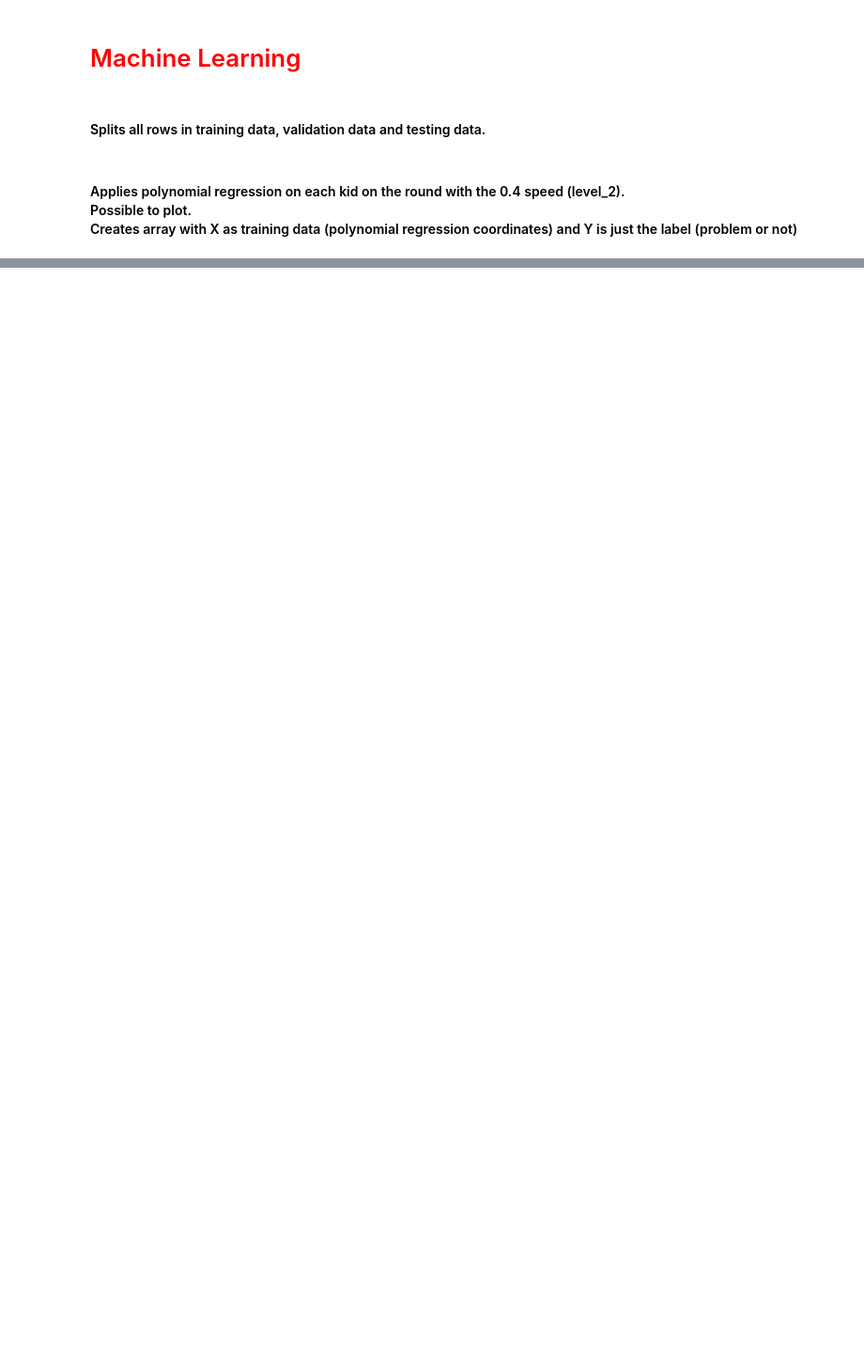
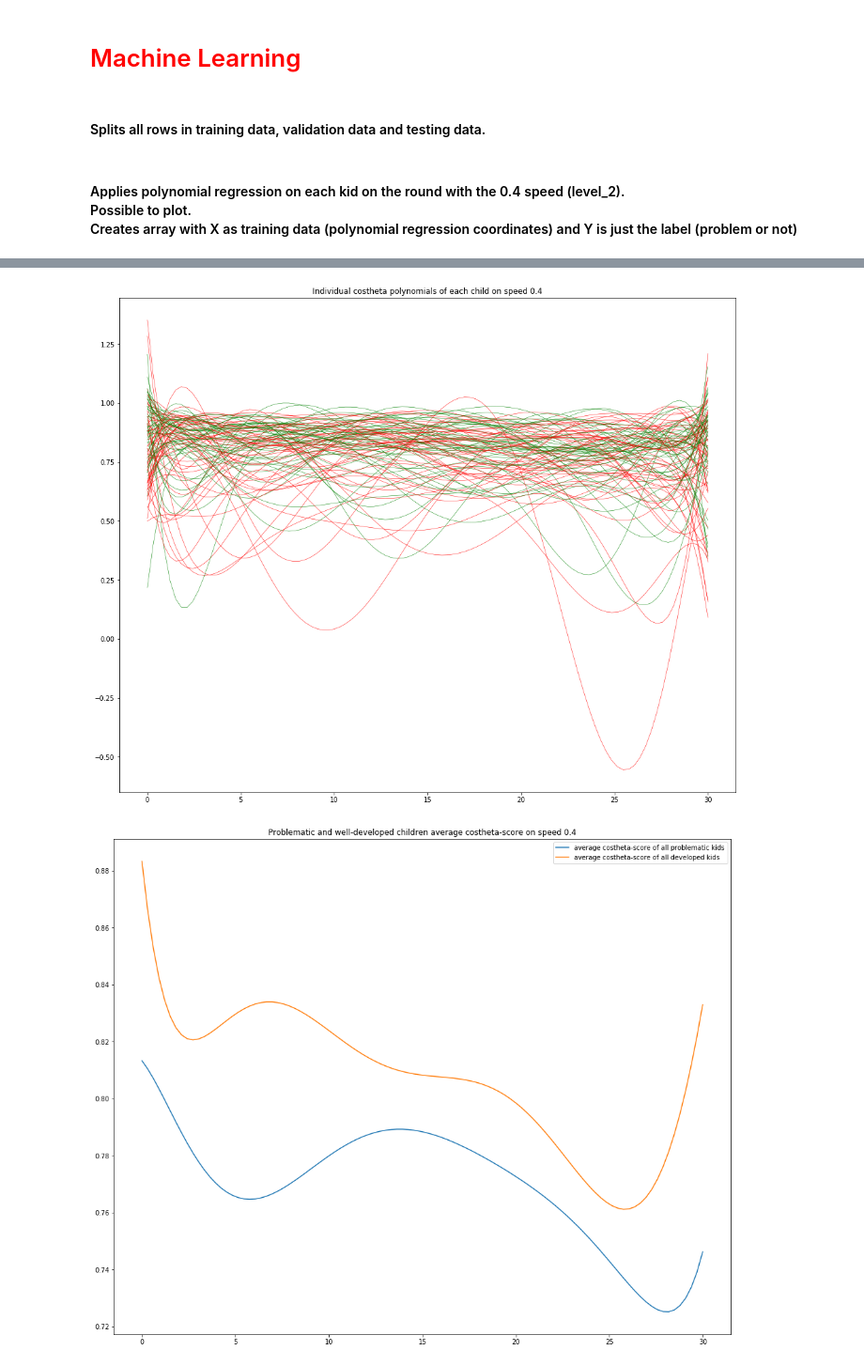
Before and after one commit to mangow/sps, a Jupyter notebook: sps.ipynb, the cells around one changed output, grey strips where cells are left out. Shown at 94% size. Saved outputs shown, nothing was run; the diff lists cells and outputs as text; code cells hidden in the pictures; blank space fills up the shorter version.

```diff
--- a/sps.ipynb
+++ b/sps.ipynb
@@ -622,0 +637,5 @@ MLPClassifier(activation='identity', alpha=0.0002, batch_size='auto',
+# %%
+poly_difference('costheta', 0.4, 0)
+# %% [output]
+[figure, added]
+[figure, added]
```
Also changed, not shown: parts of 6 cells of this notebook.
